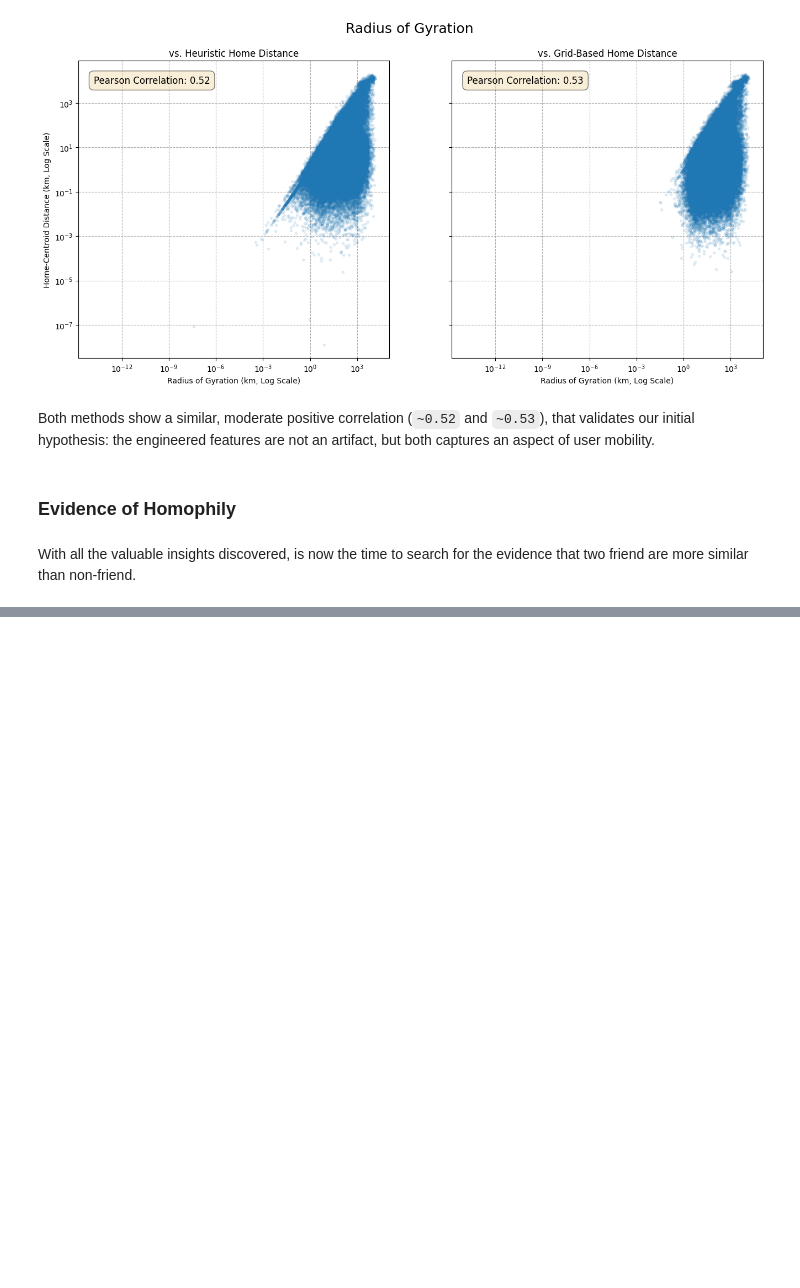
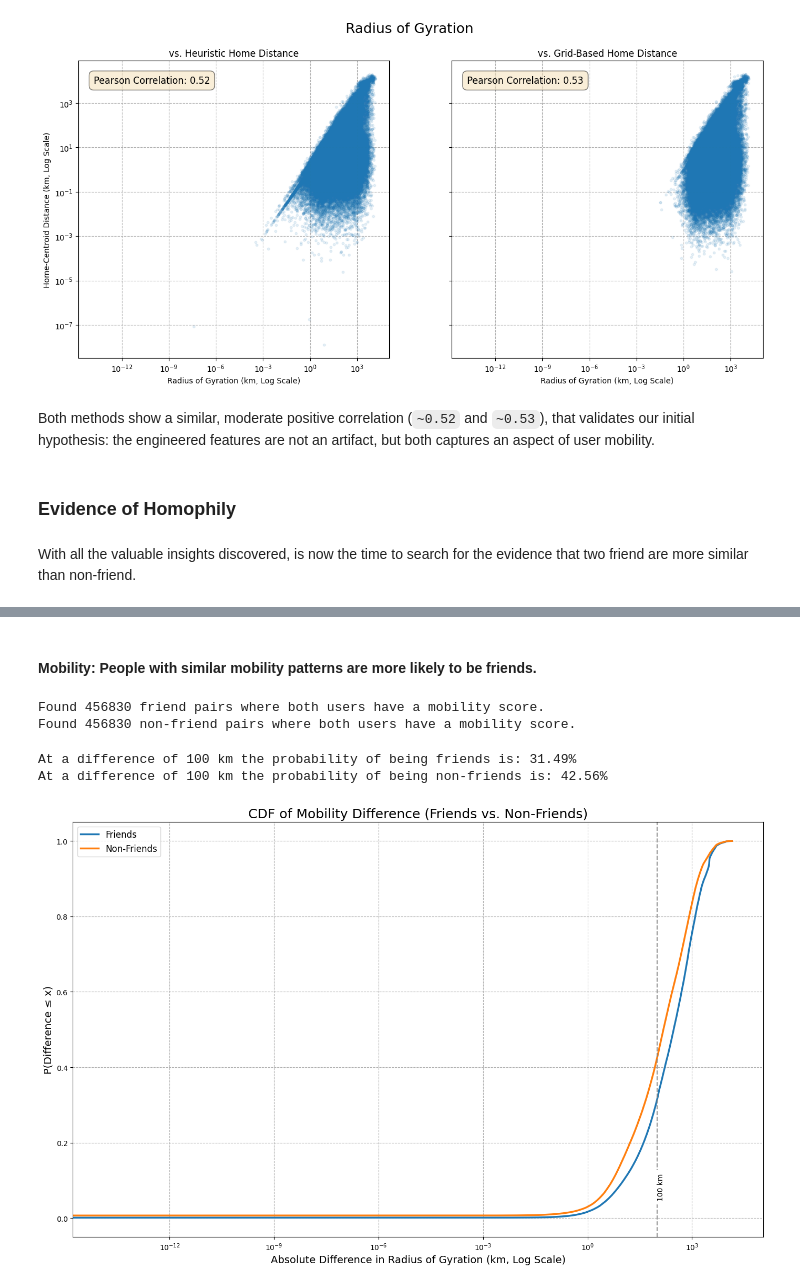
Before and after one commit to quelmitch/link-prediction-learning, a Jupyter notebook: 05_location_based_social_network/05_location_based_social_network.ipynb, the cells around one changed output, grey strips where cells are left out. Drawn from its saved outputs; the diff is of its cells as text; code cells hidden in the pictures; blank space fills up the shorter version.

```diff
--- a/05_location_based_social_network/05_location_based_social_network.ipynb
+++ b/05_location_based_social_network/05_location_based_social_network.ipynb
@@ -786,0 +868,65 @@ With all the valuable insights discovered, is now the time to search for the evi
+# %% [markdown]
+#### Mobility: People with similar mobility patterns are more likely to be friends.
+# %%
+# Filter to only include users that have radius of gyration
+user_mobility_df = users_df[['radius_of_gyration_km']].dropna()
+valid_mobility_users = set(user_mobility_df.index)
+
+# Positive Sample
+friend_pairs_mobility = {pair for pair in friend_pairs if pair.issubset(valid_mobility_users)}
+print(f"Found {len(friend_pairs_mobility)} friend pairs where both users have a mobility score.")
+
+# Negative Sample
+non_friend_pairs_mobility = [tuple(pair) for pair in non_friend_pairs if frozenset(pair).issubset(valid_mobility_users)]
+print(f"Found {len(non_friend_pairs_mobility)} non-friend pairs where both users have a mobility score.")
+# %% [output]
+Found 456830 friend pairs where both users have a mobility score.
+Found 456830 non-friend pairs where both users have a mobility score.
+# %%
+# Calculate the absolute difference of radius of gyration
+def _calculate_mobility_difference(pairs, user_data):
+    u_nodes, v_nodes = zip(*pairs)
+
+    u_mobility = user_data.loc[list(u_nodes)]['radius_of_gyration_km'].values
+    v_mobility = user_data.loc[list(v_nodes)]['radius_of_gyration_km'].values
+
+    return np.abs(u_mobility - v_mobility)
+
+friend_mobility_diff = _calculate_mobility_difference(list(friend_pairs_mobility), users_df)
+non_friend_mobility_diff = _calculate_mobility_difference(non_friend_pairs_mobility, users_df)
+# %%
+friend_mobility_diff = np.sort(friend_mobility_diff)
+non_friend_mobility_diff = np.sort(non_friend_mobility_diff)
+
+y_friend = np.arange(1, len(friend_mobility_diff) + 1) / len(friend_mobility_diff)
+y_non_friend = np.arange(1, len(non_friend_mobility_diff) + 1) / len(non_friend_mobility_diff)
+
+plt.figure(figsize=(14, 9))
+plt.plot(friend_mobility_diff, y_friend, label='Friends', linewidth=2.5)
+plt.plot(non_friend_mobility_diff, y_non_friend, label='Non-Friends', linewidth=2.5)
+
+plt.xscale('log')
+plt.title('CDF of Mobility Difference (Friends vs. Non-Friends)', fontsize=18)
+plt.xlabel('Absolute Difference in Radius of Gyration (km, Log Scale)', fontsize=14)
+plt.ylabel('P(Difference ≤ x)', fontsize=14)
+plt.legend(fontsize=12, loc='upper left')
+plt.grid(True, which="both", ls="--")
+
+# Add a vertical indicator at 100 Km for reference
+x = 100
+plt.axvline(x=x, color='gray', linestyle='--', alpha=0.8)
+plt.text(x, 0.05, f'{x} km', rotation=90, backgroundcolor='w')
+
+# Find the cumulative probability at the indicator
+prob_friend_at_point = y_friend[np.searchsorted(friend_mobility_diff, x, side='right') - 1]
+prob_non_friend_at_point = y_non_friend[np.searchsorted(non_friend_mobility_diff, x, side='right') - 1]
+
+print(f"At a difference of 100 km the probability of being friends is: {prob_friend_at_point*100:.2f}%")
+print(f"At a difference of 100 km the probability of being non-friends is: {prob_non_friend_at_point*100:.2f}%")
+
+plt.tight_layout()
+plt.show()
+# %% [output]
+At a difference of 100 km the probability of being friends is: 31.49%
+At a difference of 100 km the probability of being non-friends is: 42.56%
+[figure, added]
```
Also changed, not shown: parts of 11 cells of this notebook.
